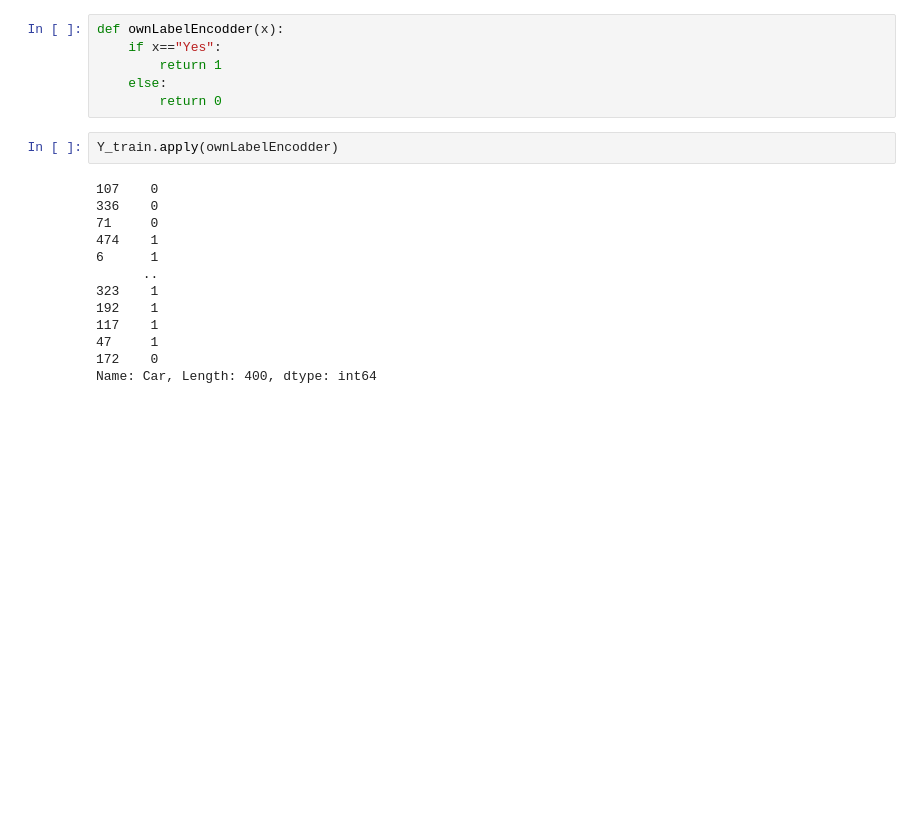
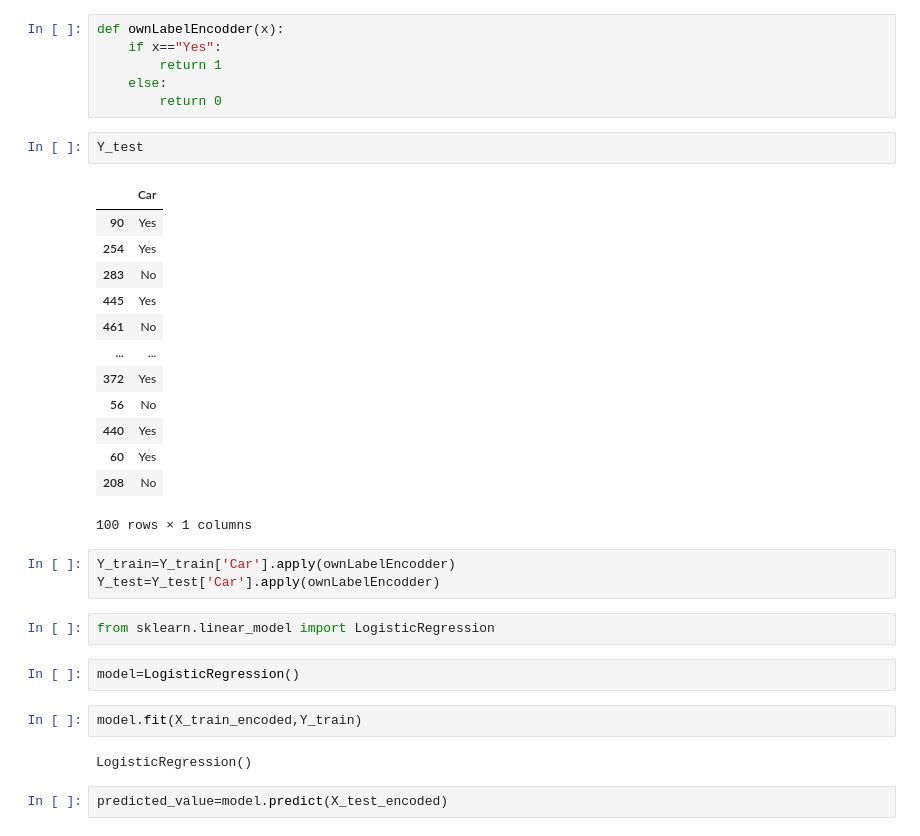
Before and after one commit to V-keerththanan/Kaggle-car-ownership, a Jupyter notebook: Model/model.ipynb, the cells around one changed output. Cells and saved outputs as stored; diff of their text form; blank space fills up the shorter version.

Commit message:
model created

```diff
--- a/Model/model.ipynb
+++ b/Model/model.ipynb
@@ -274,18 +274,32 @@ def ownLabelEncodder(x):
         return 1
     else:
         return 0
+# %%
+Y_test
+# %% [output]
+|  | Car |
+| 90 | Yes |
+| 254 | Yes |
+| 283 | No |
+| 445 | Yes |
+| 461 | No |
+| ... | ... |
+| 372 | Yes |
+| 56 | No |
+| 440 | Yes |
+| 60 | Yes |
+| 208 | No |
+100 rows × 1 columns
 # %%
-Y_train.apply(ownLabelEncodder)
+Y_train=Y_train['Car'].apply(ownLabelEncodder)
+Y_test=Y_test['Car'].apply(ownLabelEncodder)
-# %% [output]
-107    0
-336    0
-71     0
-474    1
-6      1
-      ..
-323    1
-192    1
-117    1
-47     1
-172    0
-Name: Car, Length: 400, dtype: int64
+# %%
+from sklearn.linear_model import LogisticRegression
+# %%
+model=LogisticRegression()
+# %%
+model.fit(X_train_encoded,Y_train)
+# %% [output]
+LogisticRegression()
+# %%
+predicted_value=model.predict(X_test_encoded)
```
Also changed, not shown: parts of 6 cells of this notebook.
